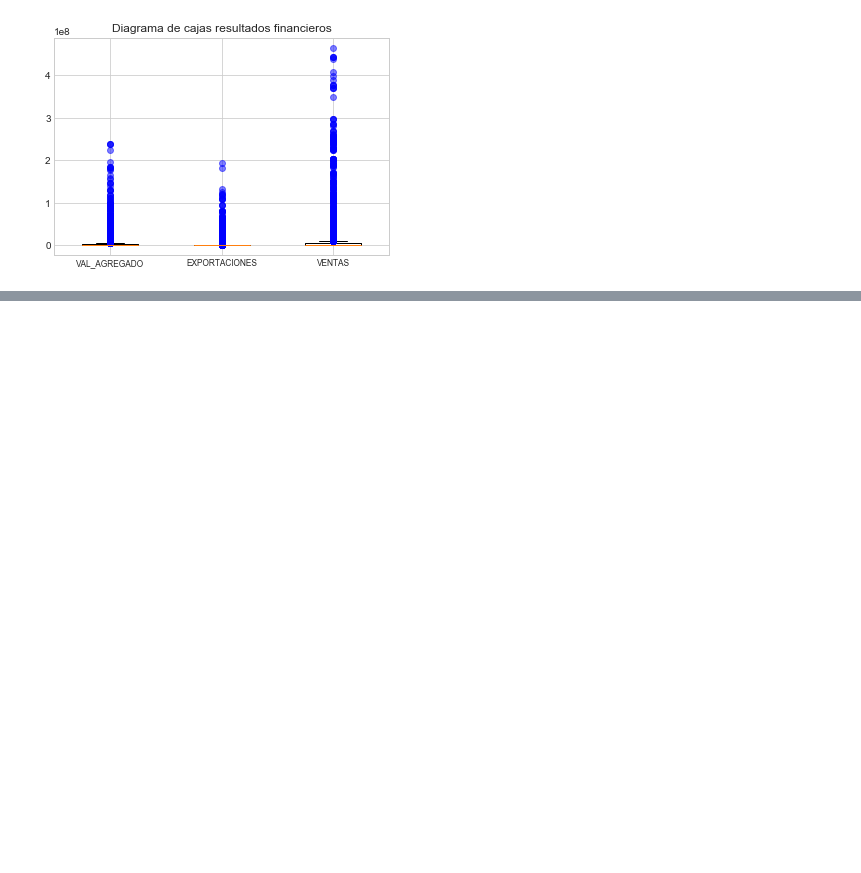
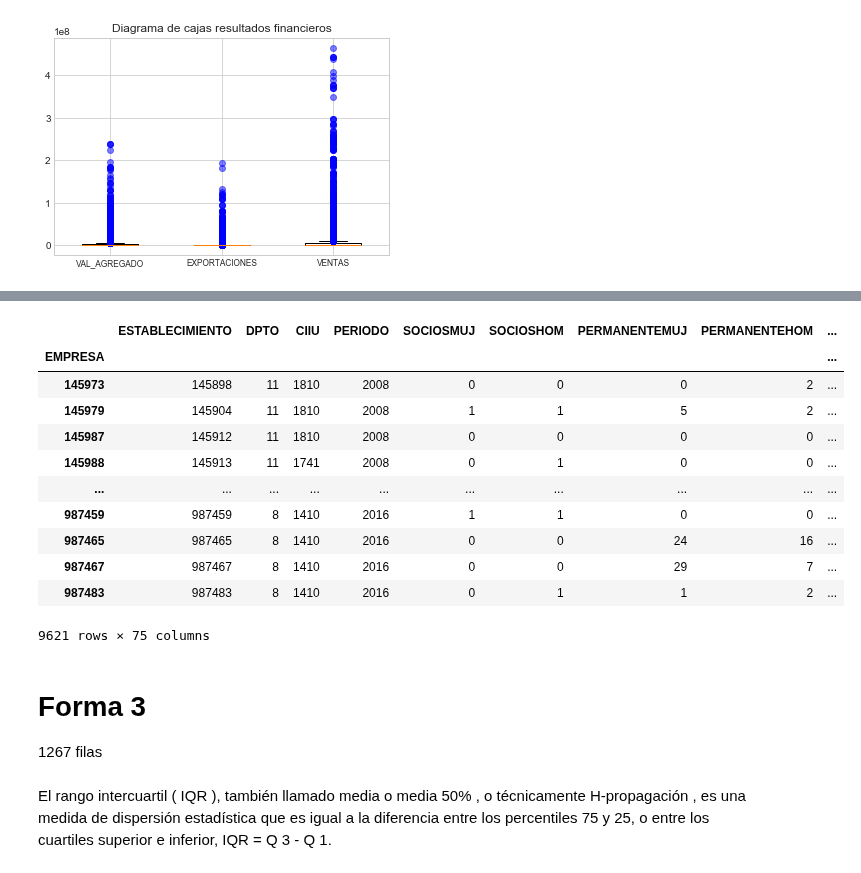
Before and after one commit to KatherinAcosta/Proyecto2018, a Jupyter notebook: 4. Datos atípicos.ipynb, the cells around one changed output, grey strips where cells are left out. Cells and saved outputs as stored; diff of their text form; code cells hidden in the pictures; blank space fills up the shorter version.

```diff
--- a/4. Datos atípicos.ipynb
+++ b/4. Datos atípicos.ipynb
@@ -128,0 +85,22 @@ plt.savefig("Diagrama de cajas resultados financieros.png")
+# %%
+total_limpio = total [(z <3) .all (axis = 1)]
+total_limpio
+# %% [output]
+|  | ESTABLECIMIENTO | DPTO | CIIU | PERIODO | SOCIOSMUJ | SOCIOSHOM | PERMANENTEMUJ | PERMANENTEHOM | ... |
+| EMPRESA |  |  |  |  |  |  |  |  | ... |
+| 145973 | 145898 | 11 | 1810 | 2008 | 0 | 0 | 0 | 2 | ... |
+| 145979 | 145904 | 11 | 1810 | 2008 | 1 | 1 | 5 | 2 | ... |
+| 145987 | 145912 | 11 | 1810 | 2008 | 0 | 0 | 0 | 0 | ... |
+| 145988 | 145913 | 11 | 1741 | 2008 | 0 | 1 | 0 | 0 | ... |
+| ... | ... | ... | ... | ... | ... | ... | ... | ... | ... |
+| 987459 | 987459 | 8 | 1410 | 2016 | 1 | 1 | 0 | 0 | ... |
+| 987465 | 987465 | 8 | 1410 | 2016 | 0 | 0 | 24 | 16 | ... |
+| 987467 | 987467 | 8 | 1410 | 2016 | 0 | 0 | 29 | 7 | ... |
+| 987483 | 987483 | 8 | 1410 | 2016 | 0 | 1 | 1 | 2 | ... |
+9621 rows × 75 columns
+# %% [markdown]
+# Forma 3
+
+1267 filas
+# %% [markdown]
+El rango intercuartil ( IQR ), también llamado media o media 50% , o técnicamente H-propagación , es una medida de dispersión estadística que es igual a la diferencia entre los percentiles 75 y 25, o entre los cuartiles superior e inferior, IQR = Q 3 - Q 1.
```
Also changed, not shown: parts of 17 cells of this notebook.
